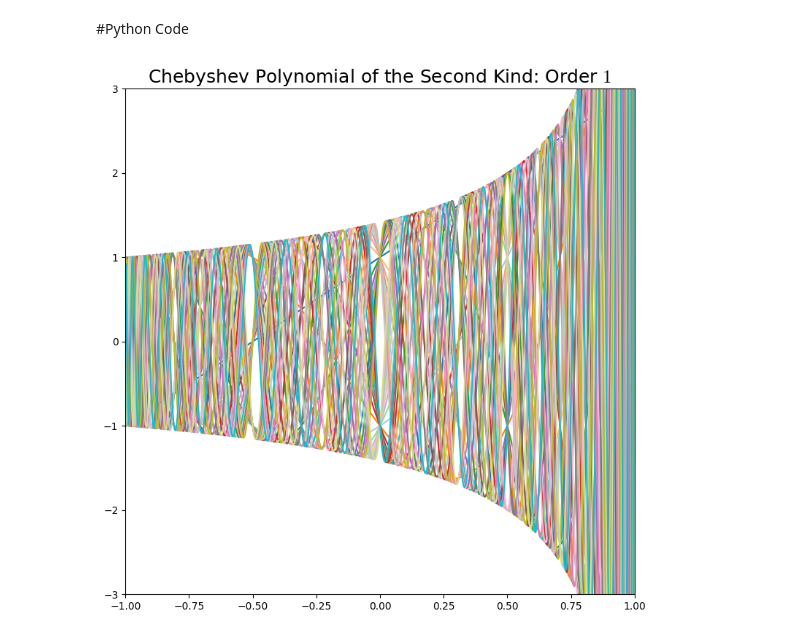
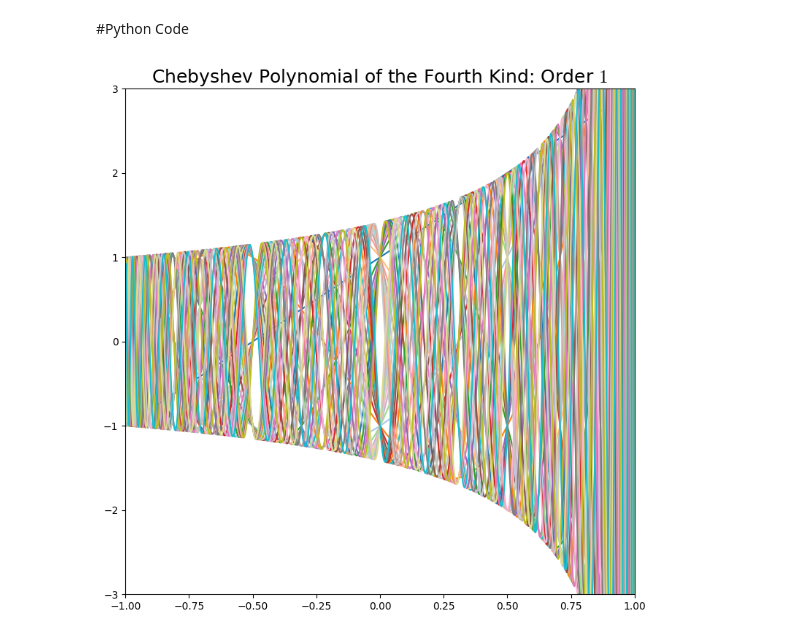
Before and after one commit to bingsen-wang/Math, a Jupyter notebook: ChebyshevPolynomial_FourthKind.ipynb, the cells around one changed output. Cells and saved outputs as stored; diff of their text form; code cells hidden in the pictures.

```diff
--- a/ChebyshevPolynomial_FourthKind.ipynb
+++ b/ChebyshevPolynomial_FourthKind.ipynb
@@ -13,32 +13,32 @@ Dr. Bingsen Wang
 # %%
 from numpy import linspace,sin,arccos,pi
 from matplotlib import animation,pyplot,cm
 pyplot.rcParams.update({'font.family':"sans serif",'animation.html':'jshtml',
                      'mathtext.fontset':'cm'})
 def W(x,n):
   return sin((n+.5)*arccos(x))/sin(arccos(x)*.5)
 
 Nf=40
 clst = list(cm.tab20.colors) #colors of lines
 x = linspace(-1,1,1000)
 Wn_lst = [W(x,k+1) for k in range(Nf)]
 fig = pyplot.figure(figsize=([9,9]))
 ax = fig.add_subplot(111,xlim=(-1,1),ylim=(-3,3))
 lines=[ax.plot([],[],lw=1.5,c=clst[i%len(clst)])[0] for i in range(len(Wn_lst))]
 def animate(ii):
   # ii=2*Nf-1
   i=ii%Nf
   k=ii//Nf
   if k==0:
-    ax.set_title(f"Chebyshev Polynomial of the Second Kind: Order ${i+1}$",size=18)
+    ax.set_title(f"Chebyshev Polynomial of the Fourth Kind: Order ${i+1}$",size=18)
     lines[i-1].set_data([],[])
     lines[i].set_data(x,Wn_lst[i])
   else:
     if i==0:
-      ax.set_title(f"Chebyshev Polynomials of the Second Kind: Orders $1-{Nf}$",size=18)
+      ax.set_title(f"Chebyshev Polynomials of the Fourth Kind: Orders $1-{Nf}$",size=18)
     [lines[j].set_data(x[:(i+1)*len(x)//Nf],Wn_lst[j][:(i+1)*len(x)//Nf]) for j in range(Nf)]
   return
 anim = animation.FuncAnimation(fig, animate, frames=Nf*2, interval=50)
 anim.save("chebyshevPolynomials_FourthKind.mp4", writer=animation.FFMpegWriter(fps=5), dpi = 300)
 # %% [output]
-[figure, old version]
+[figure, new version]
```
